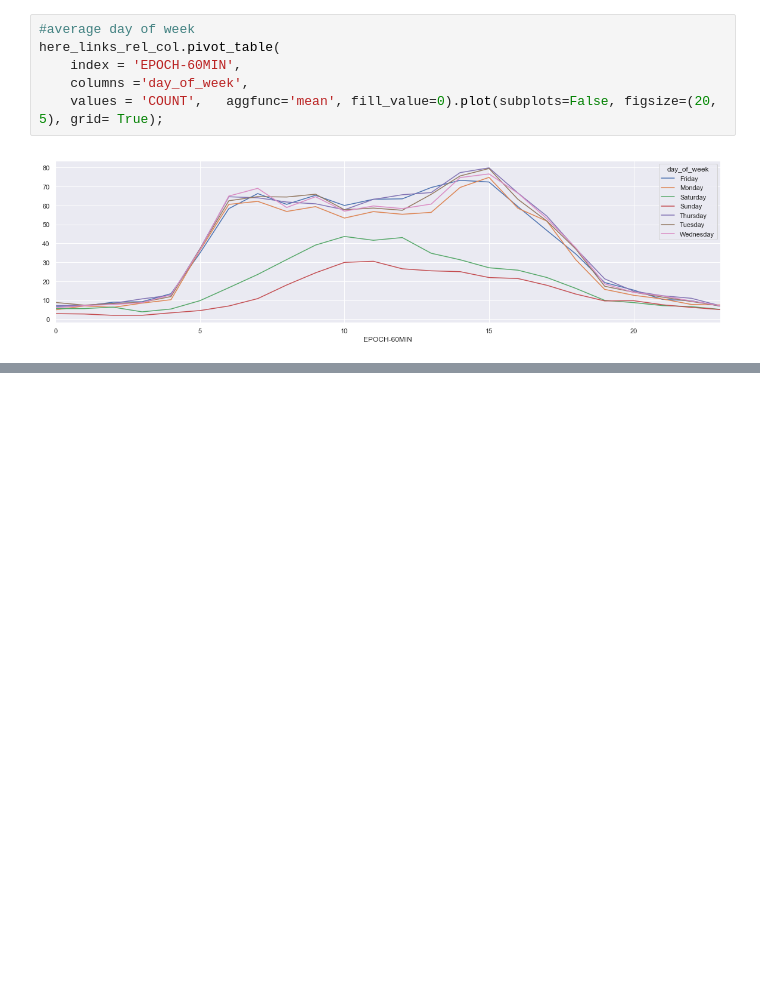
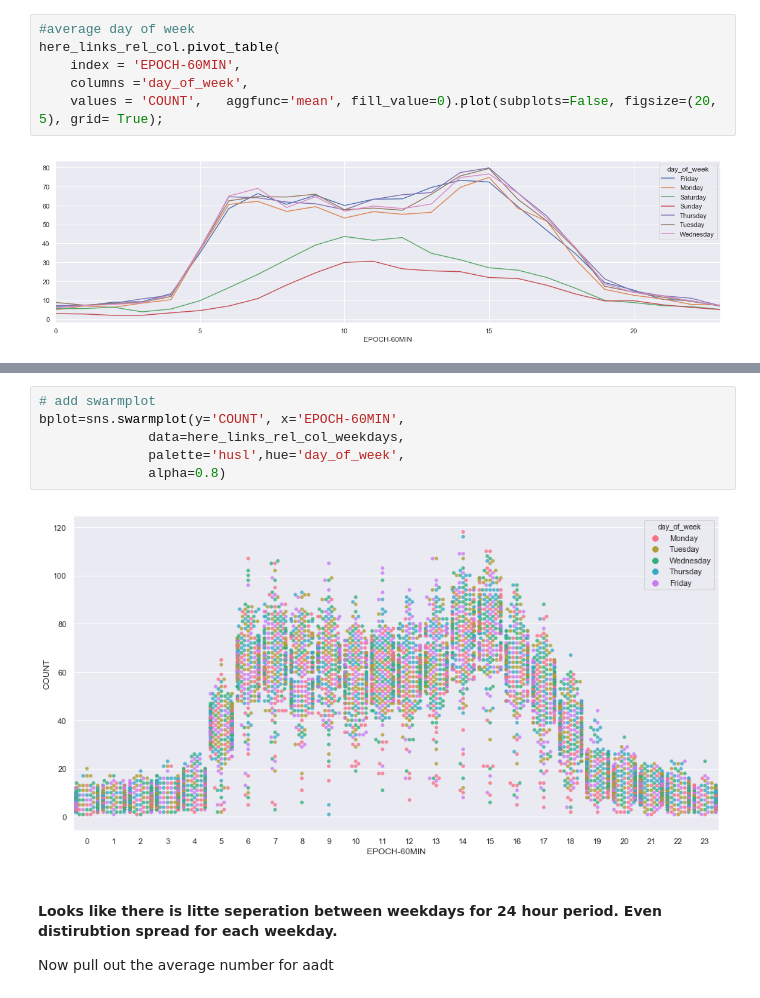
Before and after one commit to jaworra/Jupyter-Notebooks, a Jupyter notebook: here_analysis.ipynb, the cells around one changed output, grey strips where cells are left out. Saved outputs shown, nothing was run; the diff lists cells and outputs as text; blank space fills up the shorter version.

```diff
--- a/here_analysis.ipynb
+++ b/here_analysis.ipynb
@@ -421,0 +361,12 @@ dtype: object
+# %%
+# add swarmplot
+bplot=sns.swarmplot(y='COUNT', x='EPOCH-60MIN',
+              data=here_links_rel_col_weekdays,
+              palette='husl',hue='day_of_week',
+              alpha=0.8)
+# %% [output]
+[figure, added]
+# %% [markdown]
+#### Looks like there is litte seperation between weekdays for 24 hour period. Even distirubtion spread for each weekday.
+
+Now pull out the average number for aadt
```
Also changed, not shown: parts of 12 cells of this notebook.
